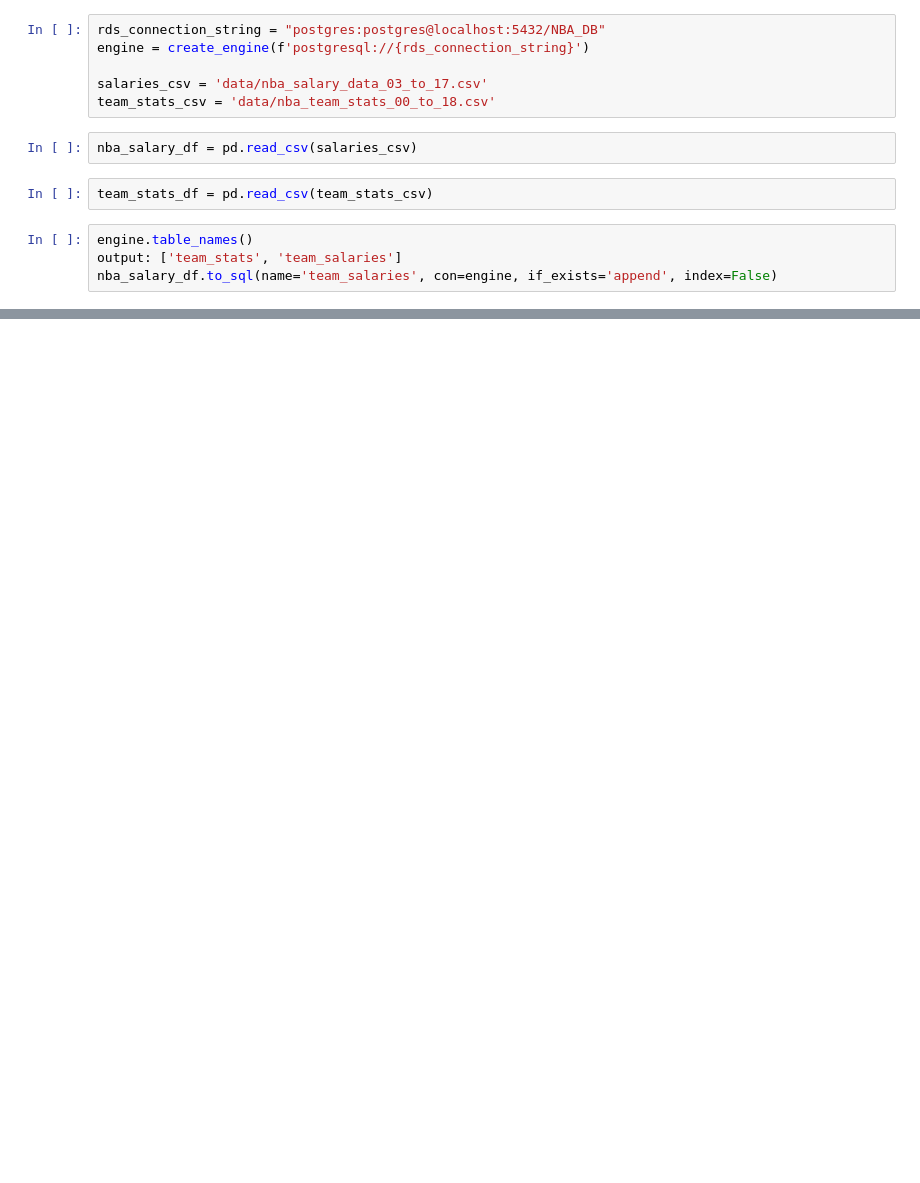
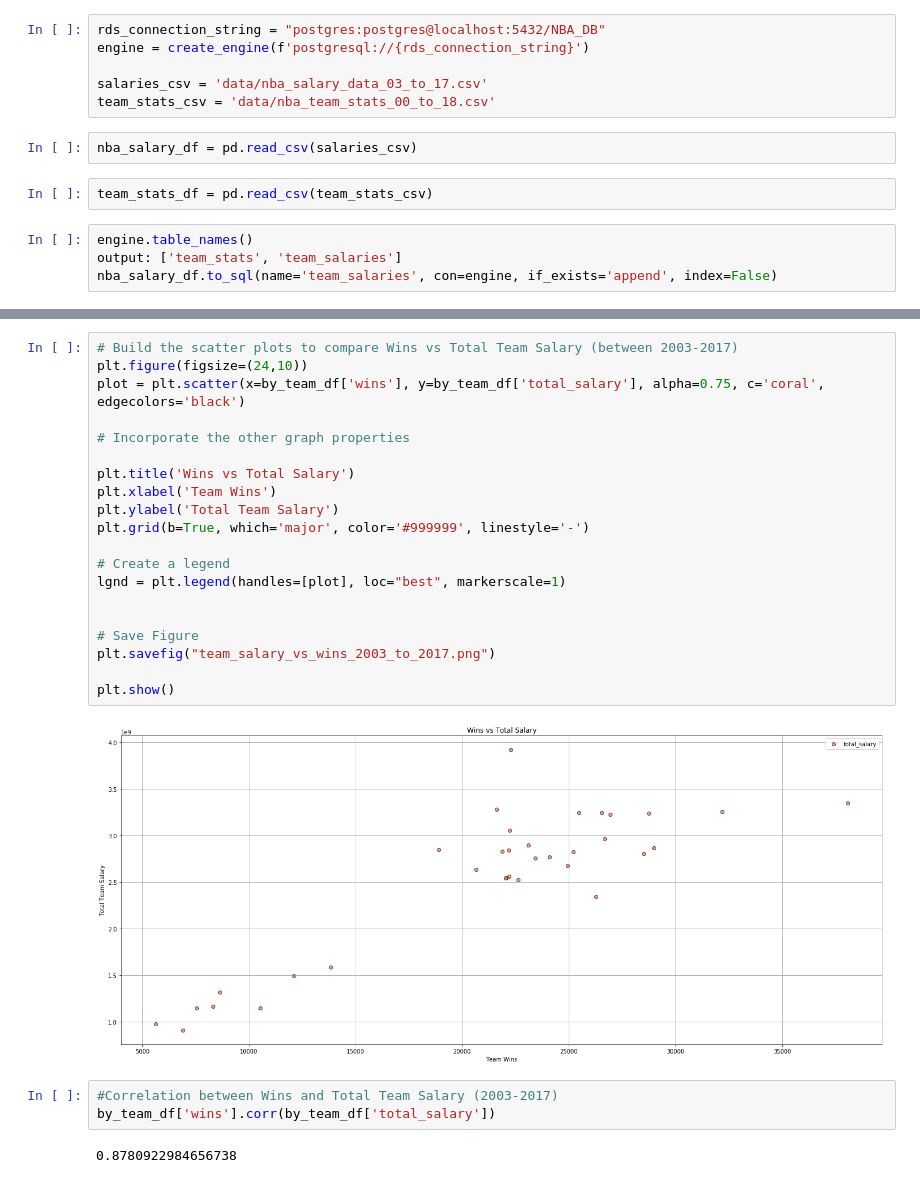
Before and after one commit to mharvanek/00_Group_Project_02_ETL, a Jupyter notebook: nba_etl.ipynb, the cells around one changed output, grey strips where cells are left out. Cells and saved outputs as stored; diff of their text form; blank space fills up the shorter version.

```diff
--- a/nba_etl.ipynb
+++ b/nba_etl.ipynb
@@ -74,0 +117,27 @@ df2
+# %%
+# Build the scatter plots to compare Wins vs Total Team Salary (between 2003-2017)
+plt.figure(figsize=(24,10))
+plot = plt.scatter(x=by_team_df['wins'], y=by_team_df['total_salary'], alpha=0.75, c='coral', edgecolors='black')
+
+# Incorporate the other graph properties
+
+plt.title('Wins vs Total Salary')
+plt.xlabel('Team Wins')
+plt.ylabel('Total Team Salary')
+plt.grid(b=True, which='major', color='#999999', linestyle='-')
+
+# Create a legend
+lgnd = plt.legend(handles=[plot], loc="best", markerscale=1)
+
+
+# Save Figure
+plt.savefig("team_salary_vs_wins_2003_to_2017.png")
+
+plt.show()
+# %% [output]
+[figure, added]
+# %%
+#Correlation between Wins and Total Team Salary (2003-2017)
+by_team_df['wins'].corr(by_team_df['total_salary'])
+# %% [output]
+0.8780922984656738
```
Also changed, not shown: parts of 10 cells of this notebook, 4 other files.
